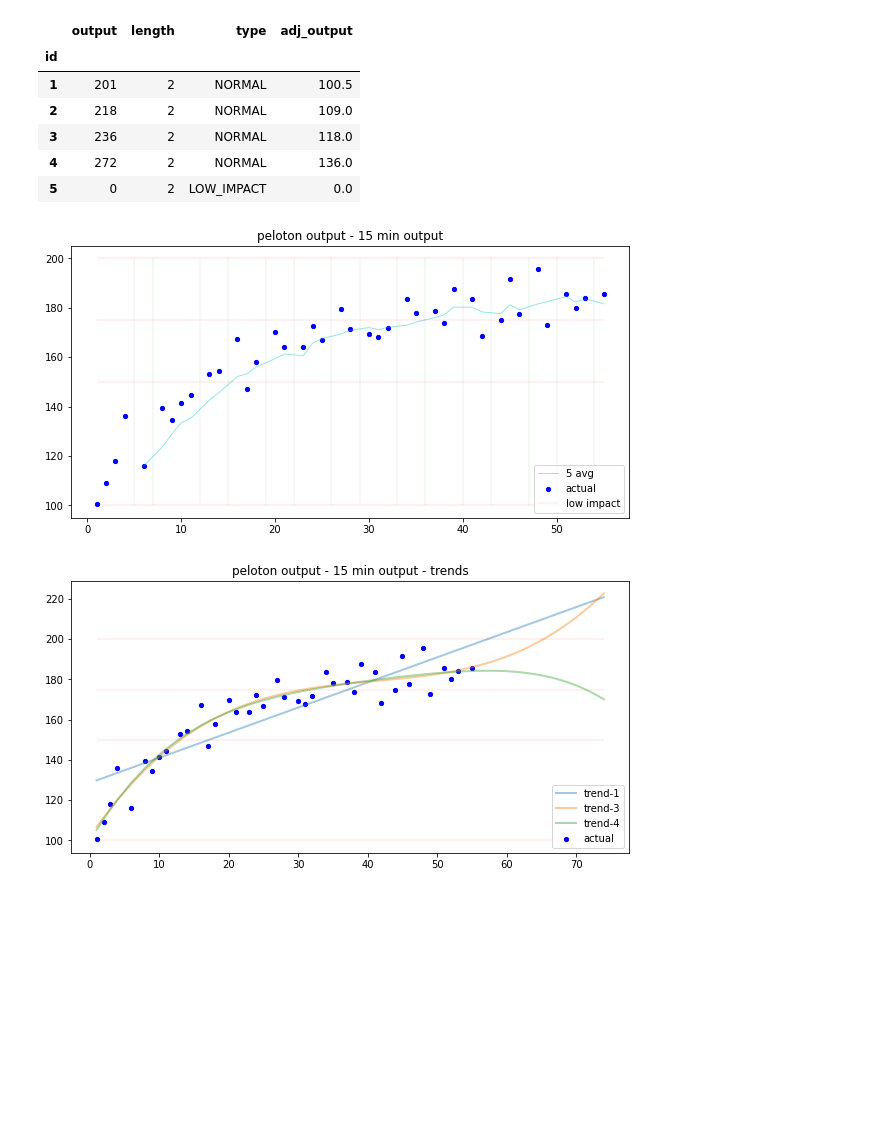
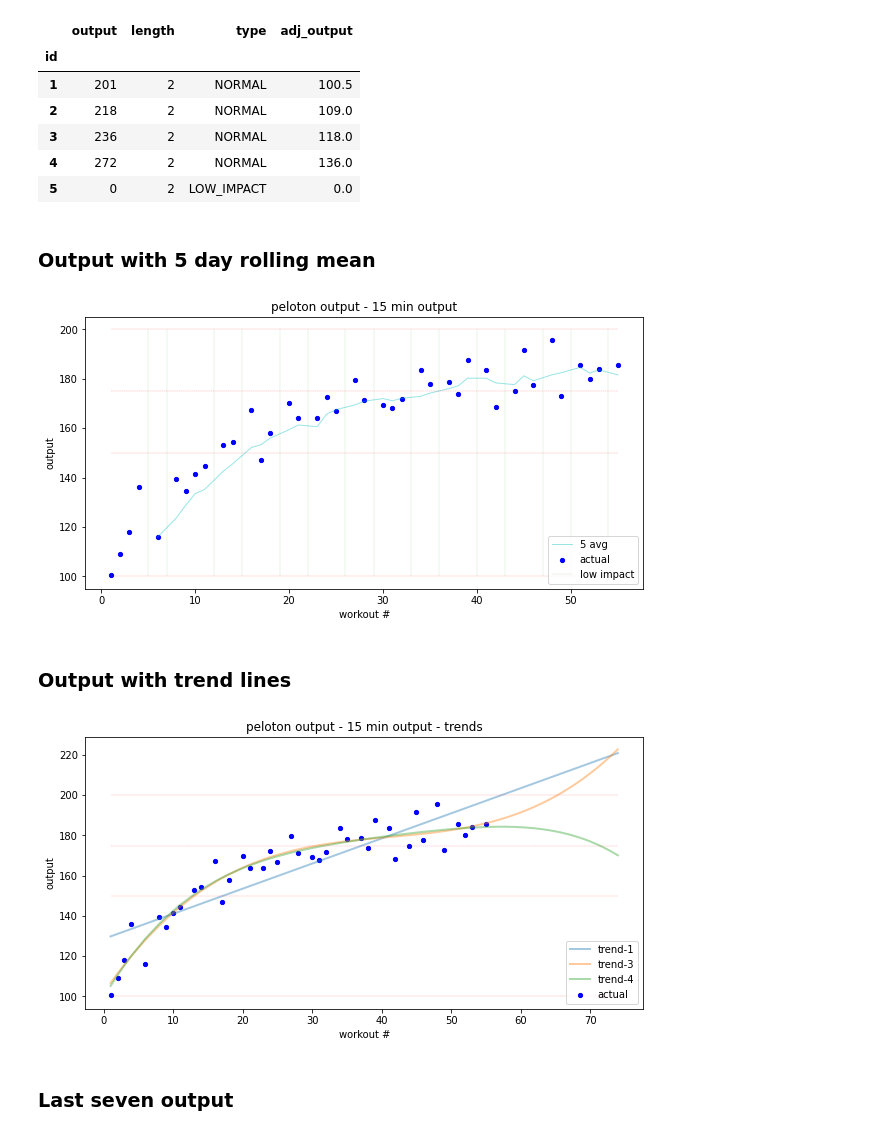
Before and after one commit to dpasse/monte, a Jupyter notebook: workspace/workouts/peloton.ipynb, the cells around one changed output. Cells and saved outputs as stored; diff of their text form; code cells hidden in the pictures; blank space fills up the shorter version.

```diff
--- a/workspace/workouts/peloton.ipynb
+++ b/workspace/workouts/peloton.ipynb
@@ -28,9 +37,13 @@ df.head()
 | 3 | 236 | 2 | NORMAL | 118.0 |
 | 4 | 272 | 2 | NORMAL | 136.0 |
 | 5 | 0 | 2 | LOW_IMPACT | 0.0 |
+# %% [markdown]
+<h3>Output with 5 day rolling mean</h3>
 # %%
 plt.figure(figsize=(10, 5))
 plt.title('peloton output - 15 min output')
+plt.xlabel('workout #')
+plt.ylabel('output')
 
 data = df[df['type'] != 'LOW_IMPACT']
 
@@ -55,33 +68,39 @@ plt.hlines([175], x[0], x[-1], colors='red', alpha=0.4, lw=.4, linestyle='--') #
 plt.legend(loc='lower right')
 plt.show()
 # %% [output]
-[figure, old version]
+[figure, new version]
+# %% [markdown]
+<h3>Output with trend lines</h3>
 # %%
 plt.figure(figsize=(10, 5))
 plt.title('peloton output - 15 min output - trends')
+plt.xlabel('workout #')
+plt.ylabel('output')
 
 x_projs = list(x) + list(range(x[-1] + 1, x[-1] + 20))
 
 for deg in [1, 3, 4]:
   model = np.poly1d(
       np.polyfit(x=x, y=y, deg=deg)
   )
 
   projs = [model(i) for i in x_projs]
   plt.plot(x_projs, projs, label=f'trend-{deg}', alpha=0.4, lw=2)
 
 plt.scatter(x, y, label='actual', c='blue', s=18)
 
 plt.hlines([200], x_projs[0], x_projs[-1], colors='red', alpha=0.4, lw=.3)
 plt.hlines([150], x_projs[0], x_projs[-1], colors='red', alpha=0.4, lw=.3)
 plt.hlines([100], x_projs[0], x_projs[-1], colors='red', alpha=0.4, lw=.3)
 
 plt.hlines([175], x_projs[0], x_projs[-1], colors='red', alpha=0.4, lw=.4, linestyle='--') ## goal,
 
 plt.legend(loc='lower right')
 plt.show()
 # %% [output]
-[figure, old version]
+[figure, new version]
+# %% [markdown]
+<h3>Last seven output</h3>
 # %%
 last_7_x = x[-7:]
 last_7_y = y[-7:]
```
Also changed, not shown: parts of 3 cells of this notebook, 7 other files.
